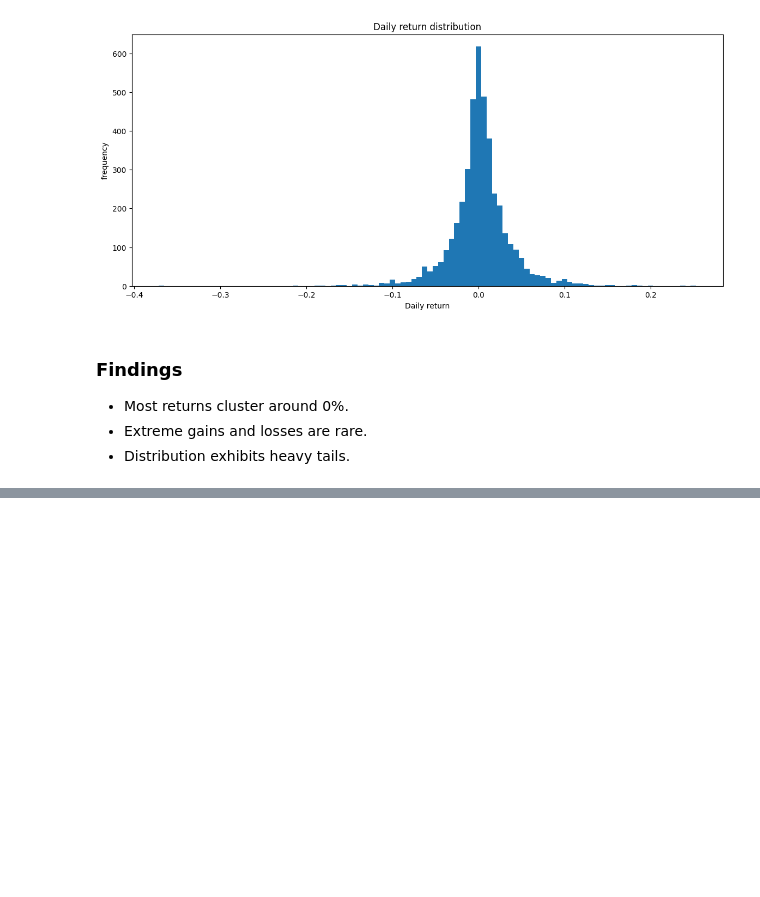
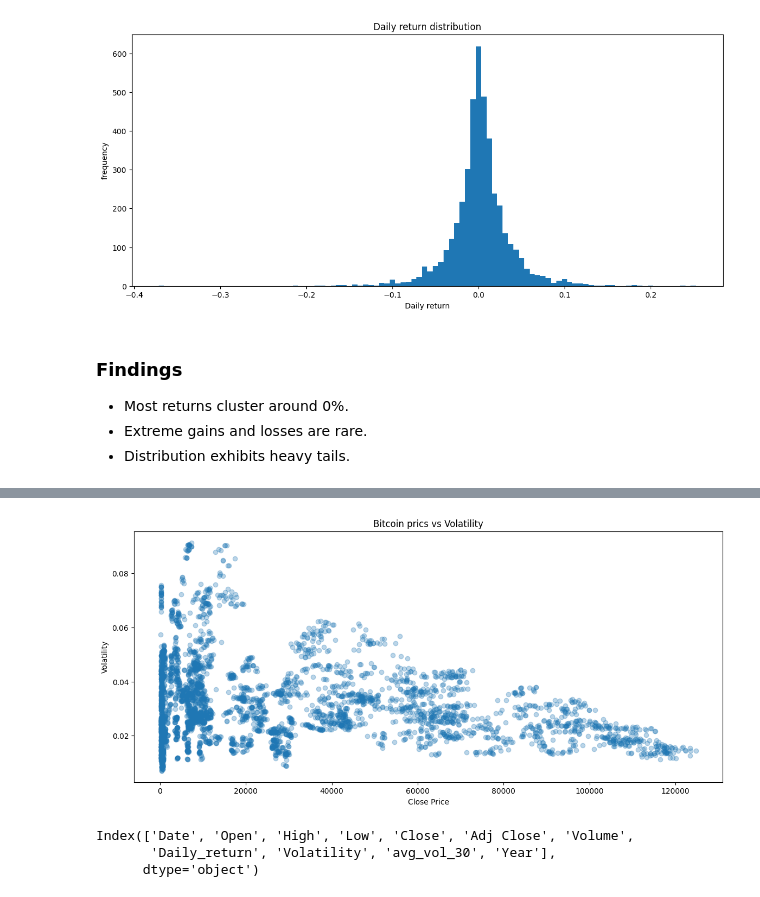
Before and after one commit to mugdhajha/Bitcoin-market-analysis, a Jupyter notebook: notebooks/eda.ipynb, the cells around one changed output, grey strips where cells are left out. Cells and saved outputs as stored; diff of their text form; code cells hidden in the pictures; blank space fills up the shorter version.

```diff
--- a/notebooks/eda.ipynb
+++ b/notebooks/eda.ipynb
@@ -129,0 +201,3 @@ plt.show()
+# %%
+df["avg_vol_30"]=df["Volume"].rolling(30).mean()
+df[["Volatility","avg_vol_30"]].corr()
@@ -129,0 +226,10 @@ plt.show()
+# %%
+plt.figure(figsize=(14,6))
+plt.scatter(df["Close"],df["Volatility"],alpha=0.3)
+plt.xlabel("Close Price")
+plt.ylabel("Volatility")
+plt.title("Bitcoin prics vs Volatility")
+save_plot("price_vs_volatility")
+plt.show()
+# %% [output]
+[figure, added]
@@ -129,0 +239,6 @@ plt.show()
+# %%
+df.columns
+# %% [output]
+Index(['Date', 'Open', 'High', 'Low', 'Close', 'Adj Close', 'Volume',
+       'Daily_return', 'Volatility', 'avg_vol_30', 'Year'],
+      dtype='object')
```
Also changed, not shown: parts of 15 cells of this notebook, 3 other files.
